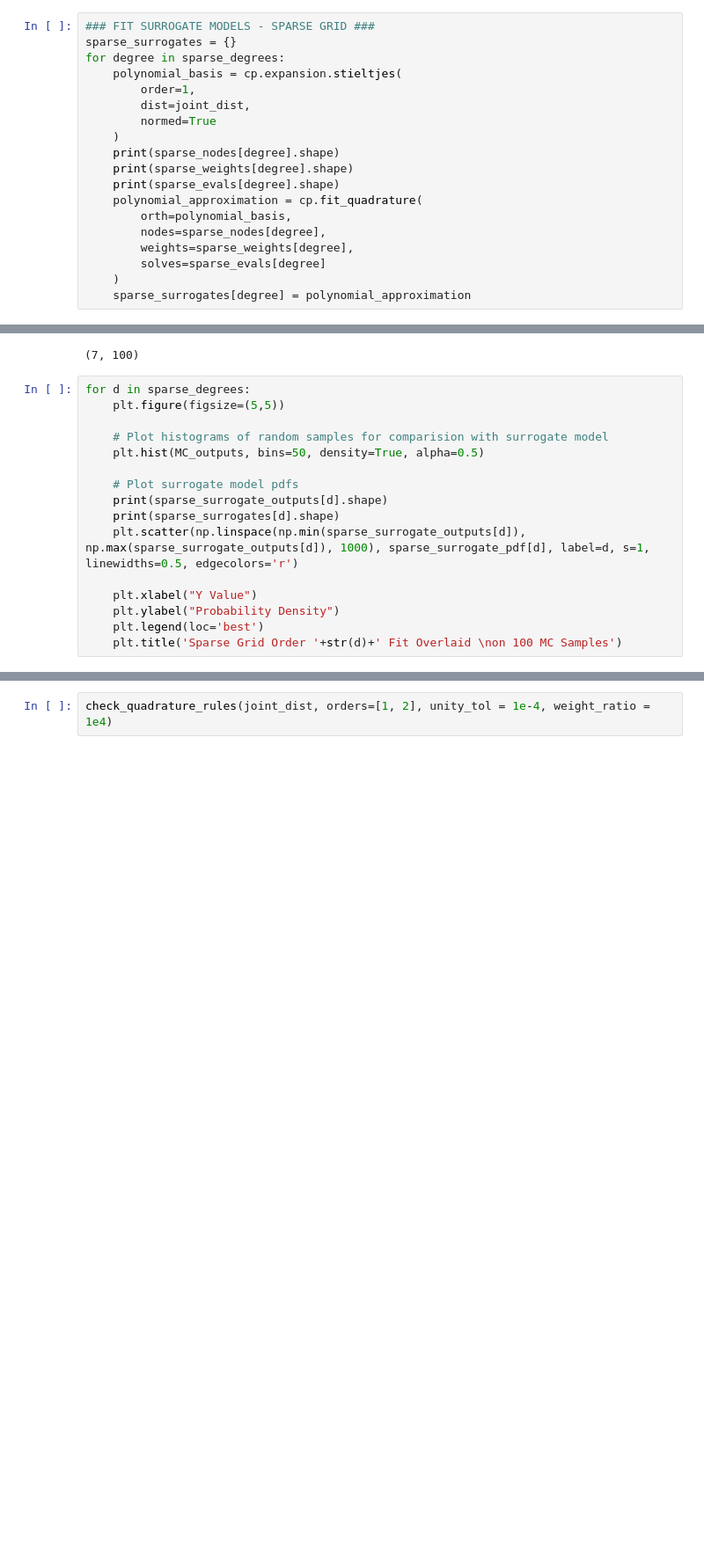
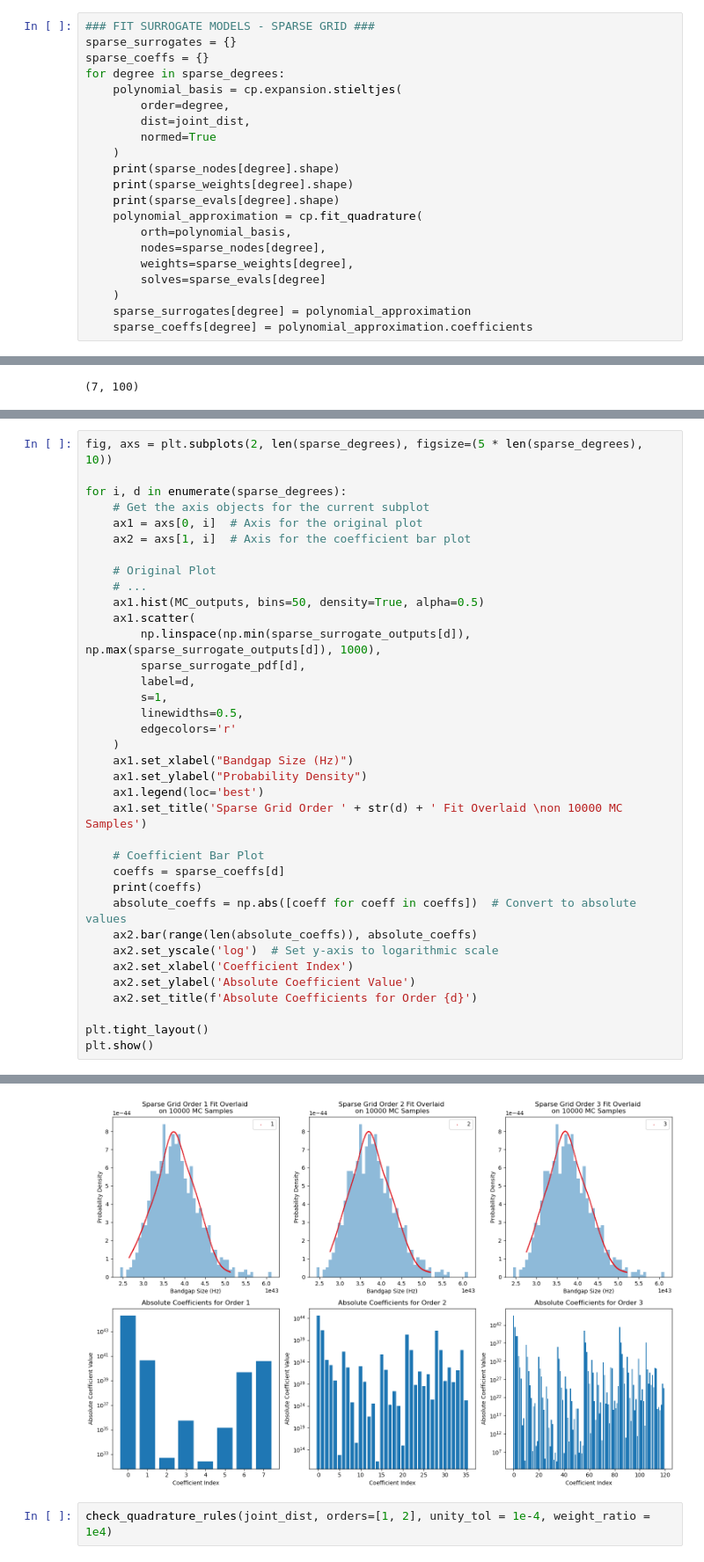
Before and after one commit to trutheresy/UQ-2D-Metamaterials, a Jupyter notebook: chaospy_test.ipynb, the cells around one changed output, grey strips where cells are left out. Shown: that part at 88% size. Drawn from its saved outputs; the diff is of its cells as text; blank space fills up the shorter version.

```diff
--- a/chaospy_test.ipynb
+++ b/chaospy_test.ipynb
@@ -629,9 +657,10 @@ for d in sparse_degrees:
 # %%
 ### FIT SURROGATE MODELS - SPARSE GRID ###
 sparse_surrogates = {}
+sparse_coeffs = {}
 for degree in sparse_degrees:
     polynomial_basis = cp.expansion.stieltjes(
-        order=1,
+        order=degree,
         dist=joint_dist,
         normed=True
     )
@@ -645,6 +674,7 @@ for degree in sparse_degrees:
         solves=sparse_evals[degree]
     )
     sparse_surrogates[degree] = polynomial_approximation
+    sparse_coeffs[degree] = polynomial_approximation.coefficients
 # %% [output]
 (7, 15)
 (15,)
@@ -678,19 +708,3 @@ MC_test = joint_dist.sample(N_test)
 MC_outputs = Y7(*MC_test)
 # %% [output]
 (7, 100)
-# %%
-for d in sparse_degrees:
-    plt.figure(figsize=(5,5))
-
-    # Plot histograms of random samples for comparision with surrogate model
-    plt.hist(MC_outputs, bins=50, density=True, alpha=0.5)
-
-    # Plot surrogate model pdfs
-    print(sparse_surrogate_outputs[d].shape)
-    print(sparse_surrogates[d].shape)
-    plt.scatter(np.linspace(np.min(sparse_surrogate_outputs[d]), np.max(sparse_surrogate_outputs[d]), 1000), sparse_surrogate_pdf[d], label=d, s=1, linewidths=0.5, edgecolors='r')
-
-    plt.xlabel("Y Value")
-    plt.ylabel("Probability Density")
-    plt.legend(loc='best')
-    plt.title('Sparse Grid Order '+str(d)+' Fit Overlaid \non 100 MC Samples')
@@ -706,0 +711,37 @@ for d in sparse_degrees:
+# %%
+fig, axs = plt.subplots(2, len(sparse_degrees), figsize=(5 * len(sparse_degrees), 10))
+
+for i, d in enumerate(sparse_degrees):
+    # Get the axis objects for the current subplot
+    ax1 = axs[0, i]  # Axis for the original plot
+    ax2 = axs[1, i]  # Axis for the coefficient bar plot
+
+    # Original Plot
+    # ...
+    ax1.hist(MC_outputs, bins=50, density=True, alpha=0.5)
+    ax1.scatter(
+        np.linspace(np.min(sparse_surrogate_outputs[d]), np.max(sparse_surrogate_outputs[d]), 1000),
+        sparse_surrogate_pdf[d],
+        label=d,
+        s=1,
+        linewidths=0.5,
+        edgecolors='r'
+    )
+    ax1.set_xlabel("Bandgap Size (Hz)")
+    ax1.set_ylabel("Probability Density")
+    ax1.legend(loc='best')
+    ax1.set_title('Sparse Grid Order ' + str(d) + ' Fit Overlaid \non 10000 MC Samples')
+
+    # Coefficient Bar Plot
+    coeffs = sparse_coeffs[d]
+    print(coeffs)
+    absolute_coeffs = np.abs([coeff for coeff in coeffs])  # Convert to absolute values
+    ax2.bar(range(len(absolute_coeffs)), absolute_coeffs)
+    ax2.set_yscale('log')  # Set y-axis to logarithmic scale
+    ax2.set_xlabel('Coefficient Index')
+    ax2.set_ylabel('Absolute Coefficient Value')
+    ax2.set_title(f'Absolute Coefficients for Order {d}')
+
+plt.tight_layout()
+plt.show()
+# %% [output]
@@ -707,3 +751,4 @@ for d in sparse_degrees:
+[figure, added]
 # %%
 check_quadrature_rules(joint_dist, orders=[1, 2], unity_tol = 1e-4, weight_ratio = 1e4)
 # %% [output]
```
Also changed, not shown: parts of 14 cells of this notebook.
